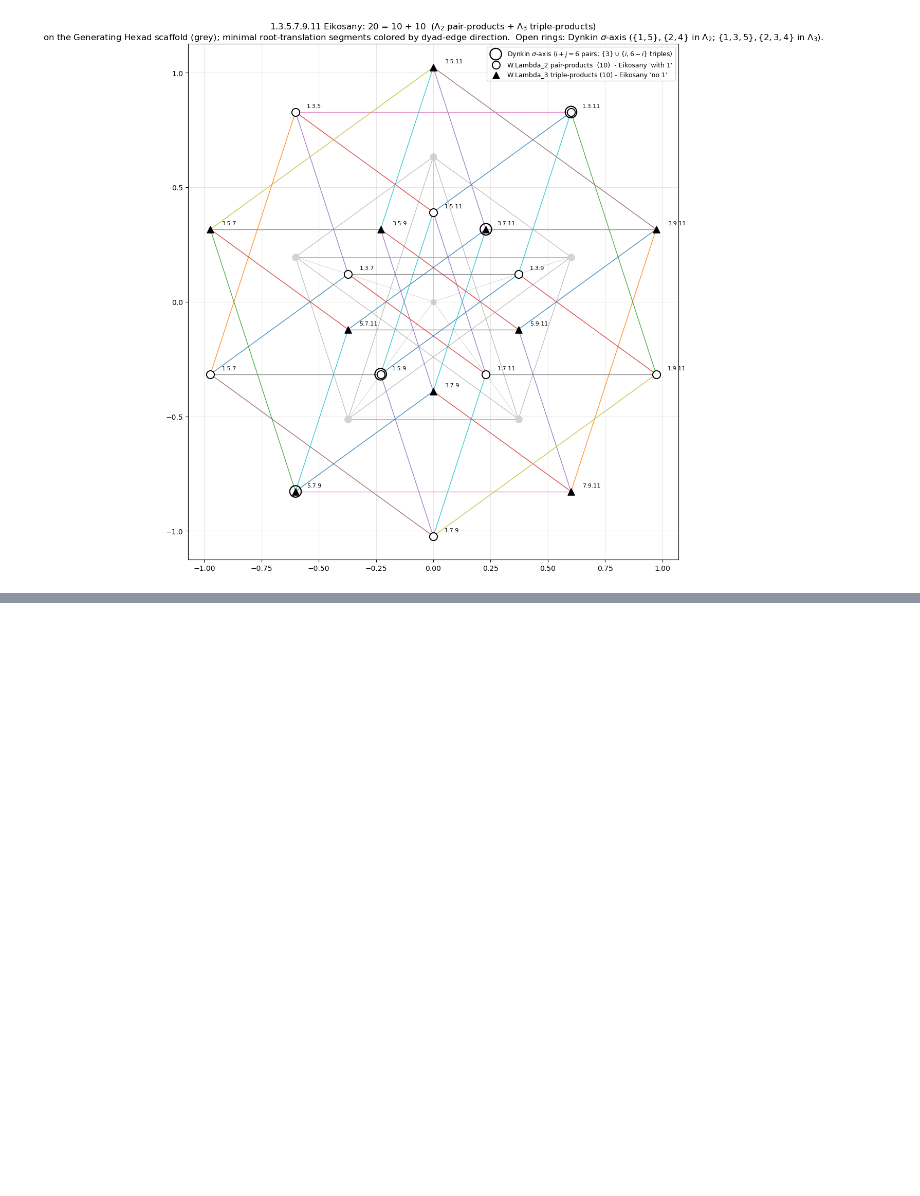
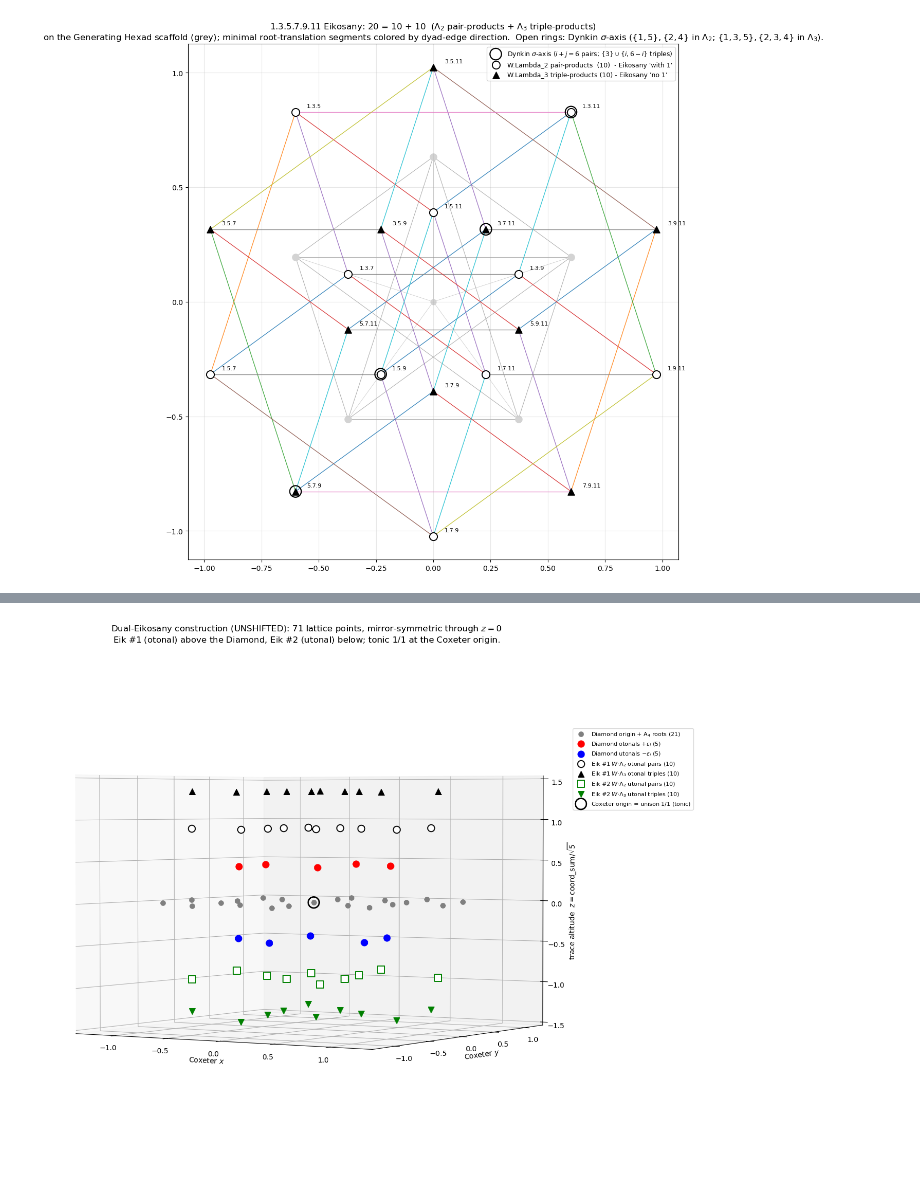
Before and after one commit to armandjbeaudoin/JI_tiling, a Jupyter notebook: notebooks/pentadic.ipynb, the cells around one changed output, grey strips where cells are left out. Cells and saved outputs as stored; diff of their text form; code cells hidden in the pictures; blank space fills up the shorter version.

```diff
--- a/notebooks/pentadic.ipynb
+++ b/notebooks/pentadic.ipynb
@@ -710,0 +712,95 @@ Drew 40 minimal root-translation segments; suppressed 20 non-minimal segments th
+# %%
+# 3D view: dual-Eikosany construction in its UNSHIFTED natural position.
+#
+# Hexadic Diamond at the center (z in {-1, 0, +1}/sqrt(5)), origin = tonic 1/1.
+# Eikosany #1 (otonal, generators 3,5,7,9,11) at coord sums {2, 3} above.
+# Eikosany #2 (utonal, generators 1/3,1/5,1/7,1/9,1/11) at coord sums {-3, -2} below.
+#
+# Both Eikosanies sit at their NATURAL Wilson positions -- no shifts applied.
+# All 71 lattice points are integer-coord, all pitches are 11-limit rational.
+# Origin of the Coxeter projection is the unison 1/1 at z = 0.
+
+from mpl_toolkits.mplot3d import Axes3D  # noqa: F401
+
+def z_alt(v):
+    return float(np.asarray(v).sum()) / np.sqrt(5)
+
+# --- Diamond positions (unchanged) ------------------------------------------
+xy_d = diamond_5D @ proj.T
+x_d, y_d = -xy_d[:, 1], xy_d[:, 0]
+z_d      = np.array([z_alt(v) for v in diamond_5D])
+
+s_d  = diamond_5D.sum(axis=1)
+i_ut = np.where(s_d == -1)[0]   # Diamond utonals
+i_zr = np.where(s_d ==  0)[0]   # Diamond origin + A_4 roots
+i_ot = np.where(s_d ==  1)[0]   # Diamond otonals
+
+# --- Eikosany #1 (otonal, sums {2,3}, ABOVE) --------------------------------
+eik1_5D = np.vstack([L2, L3])
+xy_1    = eik1_5D @ proj.T
+x_1, y_1 = -xy_1[:, 1], xy_1[:, 0]
+z_1      = np.array([z_alt(v) for v in eik1_5D])
+n_l2     = len(L2)
+
+# --- Eikosany #2 (utonal, sums {-2,-3}, BELOW) ------------------------------
+# Built from generators 1/p_i: Lambda_2 = -e_i - e_j (sum=-2), Lambda_3 = -e_i - e_j - e_k (sum=-3)
+from itertools import combinations
+eik2_L2 = np.array([[-1 if k in (i,j) else 0 for k in range(5)]
+                    for i,j in combinations(range(5), 2)])
+eik2_L3 = np.array([[-1 if k in (i,j,m) else 0 for k in range(5)]
+                    for i,j,m in combinations(range(5), 3)])
+eik2_5D = np.vstack([eik2_L2, eik2_L3])
+xy_2    = eik2_5D @ proj.T
+x_2, y_2 = -xy_2[:, 1], xy_2[:, 0]
+z_2      = np.array([z_alt(v) for v in eik2_5D])
+
+# --- Plot ------------------------------------------------------------------
+fig = plt.figure(figsize=(13, 11))
+ax  = fig.add_subplot(111, projection='3d')
+
+# Diamond (same conventions as before)
+ax.scatter(x_d[i_zr], y_d[i_zr], z_d[i_zr],
+           color='grey', s=45, depthshade=False,
+           label=f'Diamond origin + A$_4$ roots ({len(i_zr)})')
+ax.scatter(x_d[i_ot], y_d[i_ot], z_d[i_ot],
+           color='red', s=85, depthshade=False,
+           label=f'Diamond otonals $+\\varepsilon_i$ ({len(i_ot)})')
+ax.scatter(x_d[i_ut], y_d[i_ut], z_d[i_ut],
+           color='blue', s=85, depthshade=False,
+           label=f'Diamond utonals $-\\varepsilon_i$ ({len(i_ut)})')
+
+# Eikosany #1 (otonal): black-outlined circles + black filled up-triangles
+ax.scatter(x_1[:n_l2], y_1[:n_l2], z_1[:n_l2],
+           facecolors='white', edgecolors='black', linewidths=1.4, s=95,
+           depthshade=False,
+           label=f'Eik #1 $W{{\\cdot}}\\Lambda_2$ otonal pairs ({n_l2})')
+ax.scatter(x_1[n_l2:], y_1[n_l2:], z_1[n_l2:],
+           color='black', marker='^', s=70, depthshade=False,
+           label=f'Eik #1 $W{{\\cdot}}\\Lambda_3$ otonal triples ({len(L3)})')
+
+# Eikosany #2 (utonal): green-outlined squares + green filled down-triangles
+ax.scatter(x_2[:len(eik2_L2)], y_2[:len(eik2_L2)], z_2[:len(eik2_L2)],
+           facecolors='white', edgecolors='green', linewidths=1.4, s=95, marker='s',
+           depthshade=False,
+           label=f'Eik #2 $W{{\\cdot}}\\Lambda_2$ utonal pairs ({len(eik2_L2)})')
+ax.scatter(x_2[len(eik2_L2):], y_2[len(eik2_L2):], z_2[len(eik2_L2):],
+           color='green', marker='v', s=70, depthshade=False,
+           label=f'Eik #2 $W{{\\cdot}}\\Lambda_3$ utonal triples ({len(eik2_L3)})')
+
+# Coxeter origin (unison 1/1, scale fundamental)
+ax.scatter([0], [0], [0],
+           facecolors='none', edgecolors='black', linewidths=2.0, s=240, marker='o',
+           depthshade=False,
+           label=r'Coxeter origin = unison $1/1$ (tonic)')
+
+ax.set_xlabel('Coxeter $x$')
+ax.set_ylabel('Coxeter $y$')
+ax.set_zlabel(r'trace altitude  $z = \mathrm{coord\_sum}/\sqrt{5}$')
+ax.set_title("Dual-Eikosany construction (UNSHIFTED): 71 lattice points, mirror-symmetric through $z=0$\n"
+             "Eik #1 (otonal) above the Diamond, Eik #2 (utonal) below; tonic $1/1$ at the Coxeter origin.")
+ax.legend(loc='upper left', fontsize=8, bbox_to_anchor=(1.0, 0.85))
+ax.view_init(elev=2, azim=-58)
+plt.tight_layout()
+plt.show()
+# %% [output]
+[figure, added]
```
Also changed, not shown: parts of 18 cells of this notebook.
